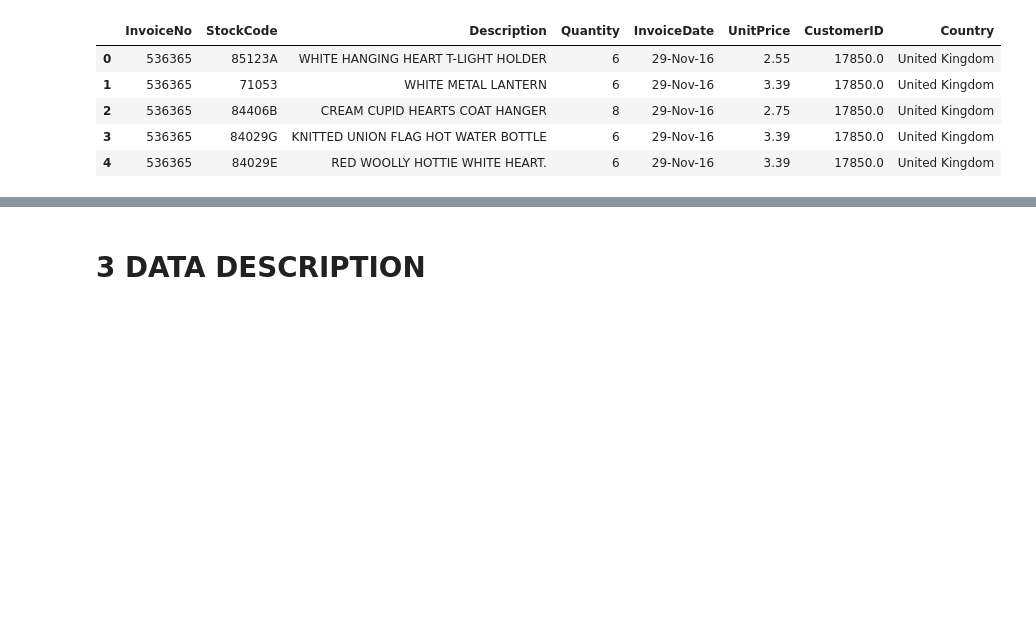
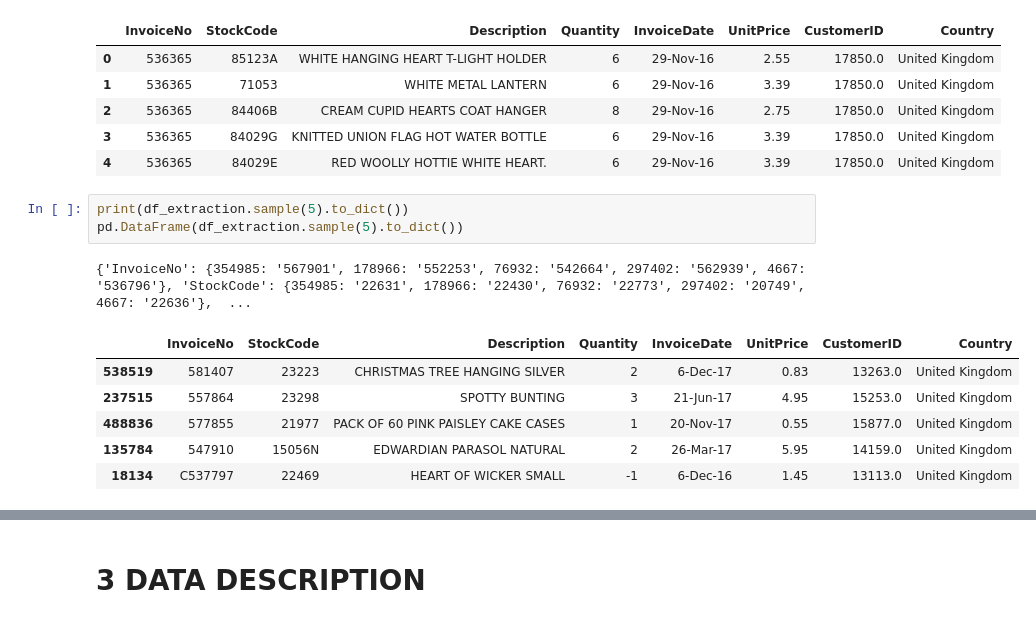
Before and after one commit to ds-gustavo-cunha/Insiders-Project, a Jupyter notebook: Insiders_Clustering/notebooks/1.0-gcj-insiders-clustering.ipynb, the cells around one changed output, grey strips where cells are left out. Drawn from its saved outputs; the diff is of its cells as text; blank space fills up the shorter version.

```diff
--- a/Insiders_Clustering/notebooks/1.0-gcj-insiders-clustering.ipynb
+++ b/Insiders_Clustering/notebooks/1.0-gcj-insiders-clustering.ipynb
@@ -893,3 +893,14 @@ Dataframe head:
 | 2 | 536365 | 84406B | CREAM CUPID HEARTS COAT HANGER | 8 | 29-Nov-16 | 2.75 | 17850.0 | United Kingdom |
 | 3 | 536365 | 84029G | KNITTED UNION FLAG HOT WATER BOTTLE | 6 | 29-Nov-16 | 3.39 | 17850.0 | United Kingdom |
 | 4 | 536365 | 84029E | RED WOOLLY HOTTIE WHITE HEART. | 6 | 29-Nov-16 | 3.39 | 17850.0 | United Kingdom |
+# %%
+print(df_extraction.sample(5).to_dict())
+pd.DataFrame(df_extraction.sample(5).to_dict())
+# %% [output]
+{'InvoiceNo': {354985: '567901', 178966: '552253', 76932: '542664', 297402: '562939', 4667: '536796'}, 'StockCode': {354985: '22631', 178966: '22430', 76932: '22773', 297402: '20749', 4667: '22636'},  ...
+|  | InvoiceNo | StockCode | Description | Quantity | InvoiceDate | UnitPrice | CustomerID | Country |
+| 538519 | 581407 | 23223 | CHRISTMAS TREE HANGING SILVER | 2 | 6-Dec-17 | 0.83 | 13263.0 | United Kingdom |
+| 237515 | 557864 | 23298 | SPOTTY BUNTING | 3 | 21-Jun-17 | 4.95 | 15253.0 | United Kingdom |
+| 488836 | 577855 | 21977 | PACK OF 60 PINK PAISLEY CAKE CASES | 1 | 20-Nov-17 | 0.55 | 15877.0 | United Kingdom |
+| 135784 | 547910 | 15056N | EDWARDIAN PARASOL NATURAL | 2 | 26-Mar-17 | 5.95 | 14159.0 | United Kingdom |
+| 18134 | C537797 | 22469 | HEART OF WICKER SMALL | -1 | 6-Dec-16 | 1.45 | 13113.0 | United Kingdom |
```
Also changed, not shown: parts of 6 cells of this notebook, 2 other files.
